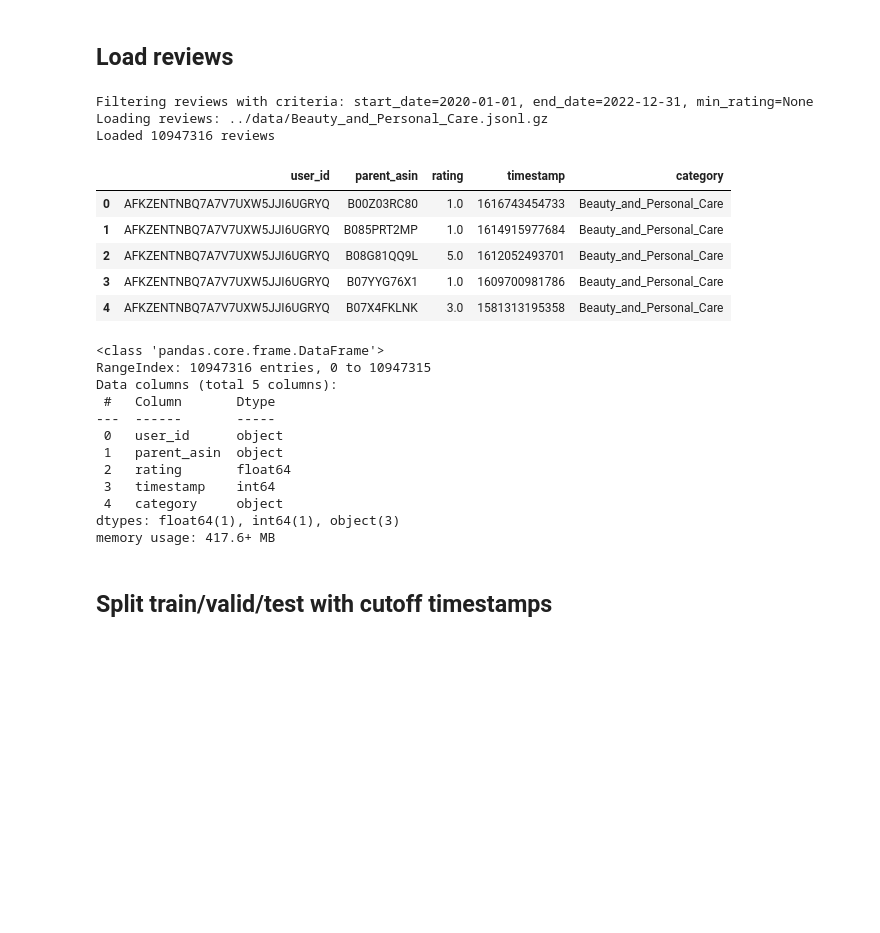
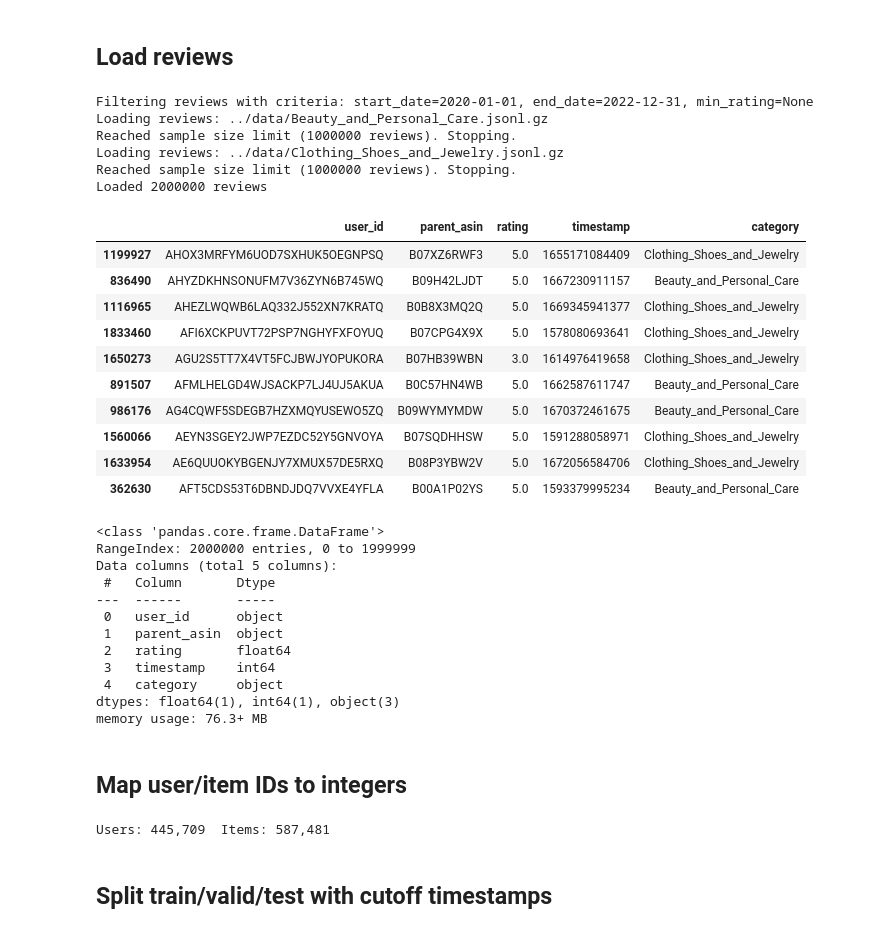
Before and after one commit to nginyc/amazon-beauty-product-recommender, a Jupyter notebook: preprocess/prepare-dataset.ipynb, the cells around one changed output. Drawn from its saved outputs; the diff is of its cells as text; code cells hidden in the pictures; blank space fills up the shorter version.

Commit message:
init cross-categorical dataset prep and cross SASRec

```diff
--- a/preprocess/prepare-dataset.ipynb
+++ b/preprocess/prepare-dataset.ipynb
@@ -12,9 +10,10 @@ from collections.abc import Iterable
 import pandas as pd
 # %%
 # --- Config ---
-DATASET_NAME: str = "Beauty_and_Personal_Care"
-CATEGORIES: list[str] = ["Beauty_and_Personal_Care"]
-SAMPLE_SIZE: int | None = None            # None = all rows
+DATASET_NAME = "Beauty"
+TARGET_CATEGORY = "Beauty_and_Personal_Care"
+SOURCE_CATEGORIES = ["Beauty_and_Personal_Care", "Clothing_Shoes_and_Jewelry"]
+SAMPLE_SIZE: int | None = 1_000_000 # For each category, sample this many reviews (None = use all reviews)
 DATA_DIR: str = "../data"
 
 # Only include reviews that satisfy all of the following criteria
@@ -58,6 +57,8 @@ def load_reviews(
 
     reviews: list[dict[str, Any]] = []
     for cat in categories:
+        cat_reviews: list[dict[str, Any]] = []
+
         path = f"{DATA_DIR}/{cat}.jsonl.gz"
         print(f"Loading reviews: {path}")
         for obj in stream_jsonl(path, fields=[
@@ -72,37 +73,47 @@ def load_reviews(
             if min_rating is not None and (rating is not None and rating < min_rating):
                 continue
             obj["category"] = cat
-            reviews.append(obj)
+            cat_reviews.append(obj)
 
-            if sample_size is not None and len(reviews) >= sample_size:
+            if sample_size is not None and len(cat_reviews) >= sample_size:
                 print(f"Reached sample size limit ({sample_size} reviews). Stopping.")
                 break
+
+        reviews.extend(cat_reviews)
     return reviews
 # %% [markdown]
 ## Load reviews
 # %%
 reviews = load_reviews(
-    CATEGORIES, sample_size=SAMPLE_SIZE, start_date=START_DATE, end_date=END_DATE,
+    SOURCE_CATEGORIES, sample_size=SAMPLE_SIZE, start_date=START_DATE, end_date=END_DATE,
     min_rating=MIN_RATING
 )
 print(f"Loaded {len(reviews)} reviews")
 # %% [output]
 Filtering reviews with criteria: start_date=2020-01-01, end_date=2022-12-31, min_rating=None
 Loading reviews: ../data/Beauty_and_Personal_Care.jsonl.gz
-Loaded 10947316 reviews
+Reached sample size limit (1000000 reviews). Stopping.
+Loading reviews: ../data/Clothing_Shoes_and_Jewelry.jsonl.gz
+Reached sample size limit (1000000 reviews). Stopping.
+Loaded 2000000 reviews
 # %%
 df_reviews = pd.DataFrame(reviews)
-display(df_reviews.head())
+display(df_reviews.sample(10))
 df_reviews.info()
 # %% [output]
 |  | user_id | parent_asin | rating | timestamp | category |
-| 0 | AFKZENTNBQ7A7V7UXW5JJI6UGRYQ | B00Z03RC80 | 1.0 | 1616743454733 | Beauty_and_Personal_Care |
-| 1 | AFKZENTNBQ7A7V7UXW5JJI6UGRYQ | B085PRT2MP | 1.0 | 1614915977684 | Beauty_and_Personal_Care |
-| 2 | AFKZENTNBQ7A7V7UXW5JJI6UGRYQ | B08G81QQ9L | 5.0 | 1612052493701 | Beauty_and_Personal_Care |
-| 3 | AFKZENTNBQ7A7V7UXW5JJI6UGRYQ | B07YYG76X1 | 1.0 | 1609700981786 | Beauty_and_Personal_Care |
-| 4 | AFKZENTNBQ7A7V7UXW5JJI6UGRYQ | B07X4FKLNK | 3.0 | 1581313195358 | Beauty_and_Personal_Care |
+| 1199927 | AHOX3MRFYM6UOD7SXHUK5OEGNPSQ | B07XZ6RWF3 | 5.0 | 1655171084409 | Clothing_Shoes_and_Jewelry |
+| 836490 | AHYZDKHNSONUFM7V36ZYN6B745WQ | B09H42LJDT | 5.0 | 1667230911157 | Beauty_and_Personal_Care |
+| 1116965 | AHEZLWQWB6LAQ332J552XN7KRATQ | B0B8X3MQ2Q | 5.0 | 1669345941377 | Clothing_Shoes_and_Jewelry |
+| 1833460 | AFI6XCKPUVT72PSP7NGHYFXFOYUQ | B07CPG4X9X | 5.0 | 1578080693641 | Clothing_Shoes_and_Jewelry |
+| 1650273 | AGU2S5TT7X4VT5FCJBWJYOPUKORA | B07HB39WBN | 3.0 | 1614976419658 | Clothing_Shoes_and_Jewelry |
+| 891507 | AFMLHELGD4WJSACKP7LJ4UJ5AKUA | B0C57HN4WB | 5.0 | 1662587611747 | Beauty_and_Personal_Care |
+| 986176 | AG4CQWF5SDEGB7HZXMQYUSEWO5ZQ | B09WYMYMDW | 5.0 | 1670372461675 | Beauty_and_Personal_Care |
+| 1560066 | AEYN3SGEY2JWP7EZDC52Y5GNVOYA | B07SQDHHSW | 5.0 | 1591288058971 | Clothing_Shoes_and_Jewelry |
+| 1633954 | AE6QUUOKYBGENJY7XMUX57DE5RXQ | B08P3YBW2V | 5.0 | 1672056584706 | Clothing_Shoes_and_Jewelry |
+| 362630 | AFT5CDS53T6DBNDJDQ7VVXE4YFLA | B00A1P02YS | 5.0 | 1593379995234 | Beauty_and_Personal_Care |
 <class 'pandas.core.frame.DataFrame'>
-RangeIndex: 10947316 entries, 0 to 10947315
+RangeIndex: 2000000 entries, 0 to 1999999
 Data columns (total 5 columns):
  #   Column       Dtype
 ---  ------       -----
@@ -112,4 +123,19 @@ Data columns (total 5 columns):
  3   timestamp    int64
  4   category     object
 dtypes: float64(1), int64(1), object(3)
-memory usage: 417.6+ MB
+memory usage: 76.3+ MB
+# %% [markdown]
+## Map user/item IDs to integers
+# %%
+# As RecBole expects integer IDs, we need to create mappings from the original string IDs to integers.
+user_ids: set[str] = set()
+item_ids: set[str] = set()
+for r in reviews:
+    user_ids.add(r["user_id"])
+    item_ids.add(r["parent_asin"])
+
+user_map: dict[str, int] = {uid: i+1 for i, uid in enumerate(sorted(user_ids))}
+item_map: dict[str, int] = {pid: i+1 for i, pid in enumerate(sorted(item_ids))}
+print(f"Users: {len(user_map):,}  Items: {len(item_map):,}")
+# %% [output]
+Users: 445,709  Items: 587,481
```
Also changed, not shown: parts of 29 cells of this notebook, 1 other file.
